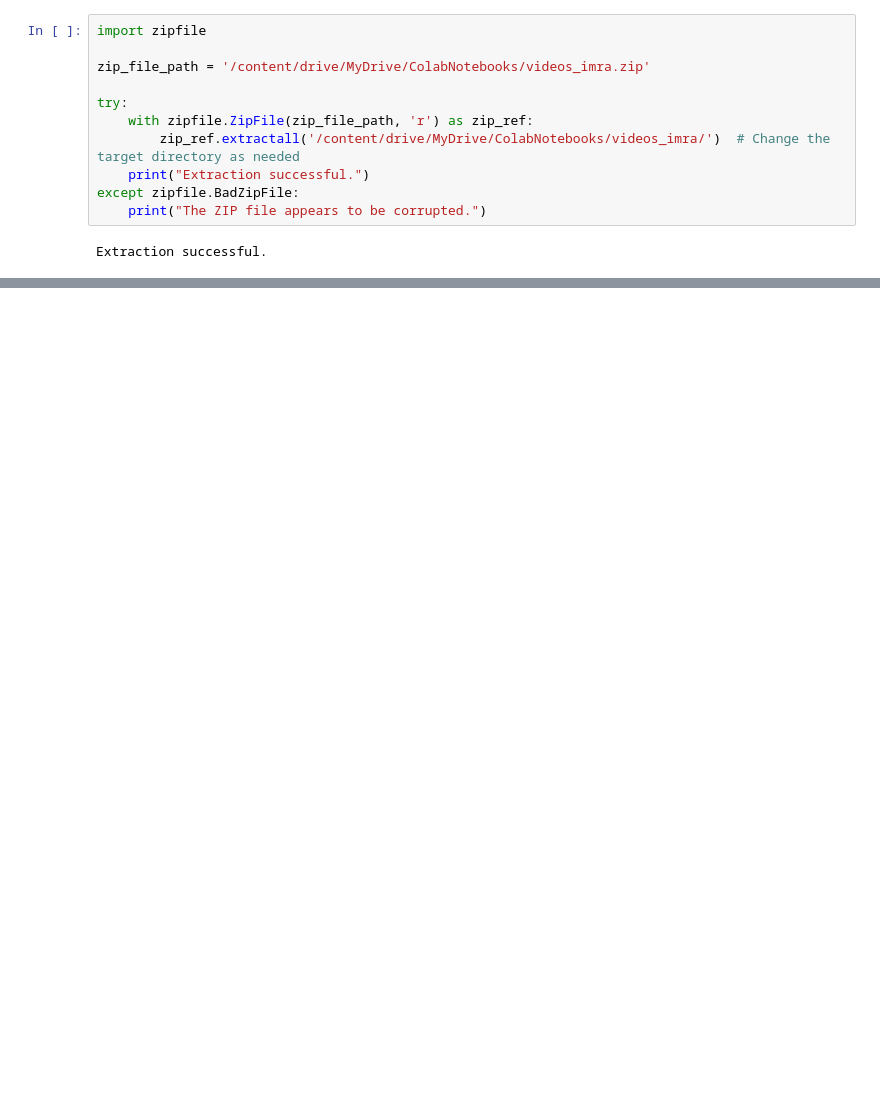
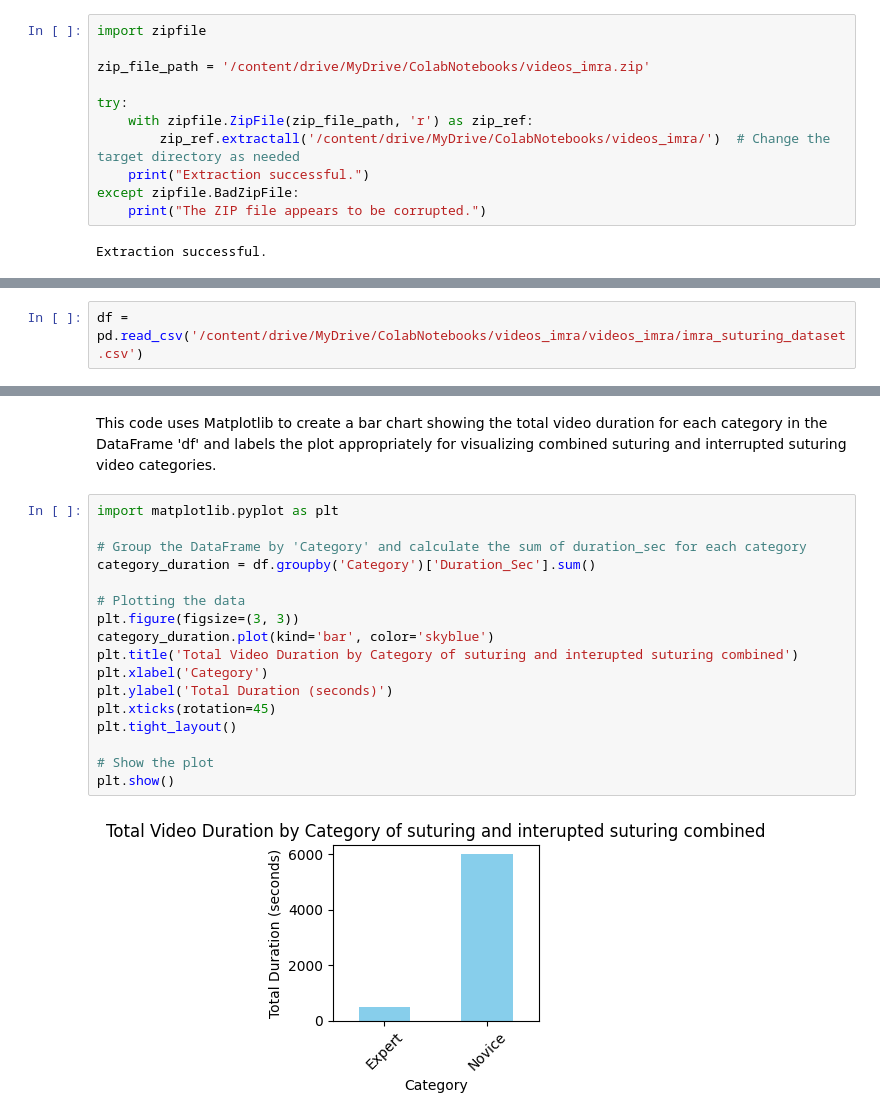
Before and after one commit to srujan-b/Assignment-2-Choose-Your-Own-Analysis, a Jupyter notebook: Validating-Synthetic-Models-as-Surgical-Training-Tools.ipynb, the cells around one changed output, grey strips where cells are left out. Drawn from its saved outputs; the diff is of its cells as text; blank space fills up the shorter version.

```diff
--- a/Validating-Synthetic-Models-as-Surgical-Training-Tools.ipynb
+++ b/Validating-Synthetic-Models-as-Surgical-Training-Tools.ipynb
@@ -45,0 +50,2 @@ Extraction successful.
+# %%
+df = pd.read_csv('/content/drive/MyDrive/ColabNotebooks/videos_imra/videos_imra/imra_suturing_dataset.csv')
@@ -45,0 +115,21 @@ Extraction successful.
+# %% [markdown]
+This code uses Matplotlib to create a bar chart showing the total video duration for each category in the DataFrame 'df' and labels the plot appropriately for visualizing combined suturing and interrupted suturing video categories.
+# %%
+import matplotlib.pyplot as plt
+
+# Group the DataFrame by 'Category' and calculate the sum of duration_sec for each category
+category_duration = df.groupby('Category')['Duration_Sec'].sum()
+
+# Plotting the data
+plt.figure(figsize=(3, 3))
+category_duration.plot(kind='bar', color='skyblue')
+plt.title('Total Video Duration by Category of suturing and interupted suturing combined')
+plt.xlabel('Category')
+plt.ylabel('Total Duration (seconds)')
+plt.xticks(rotation=45)
+plt.tight_layout()
+
+# Show the plot
+plt.show()
+# %% [output]
+[figure, added]
```
Also changed, not shown: parts of 27 cells of this notebook.
